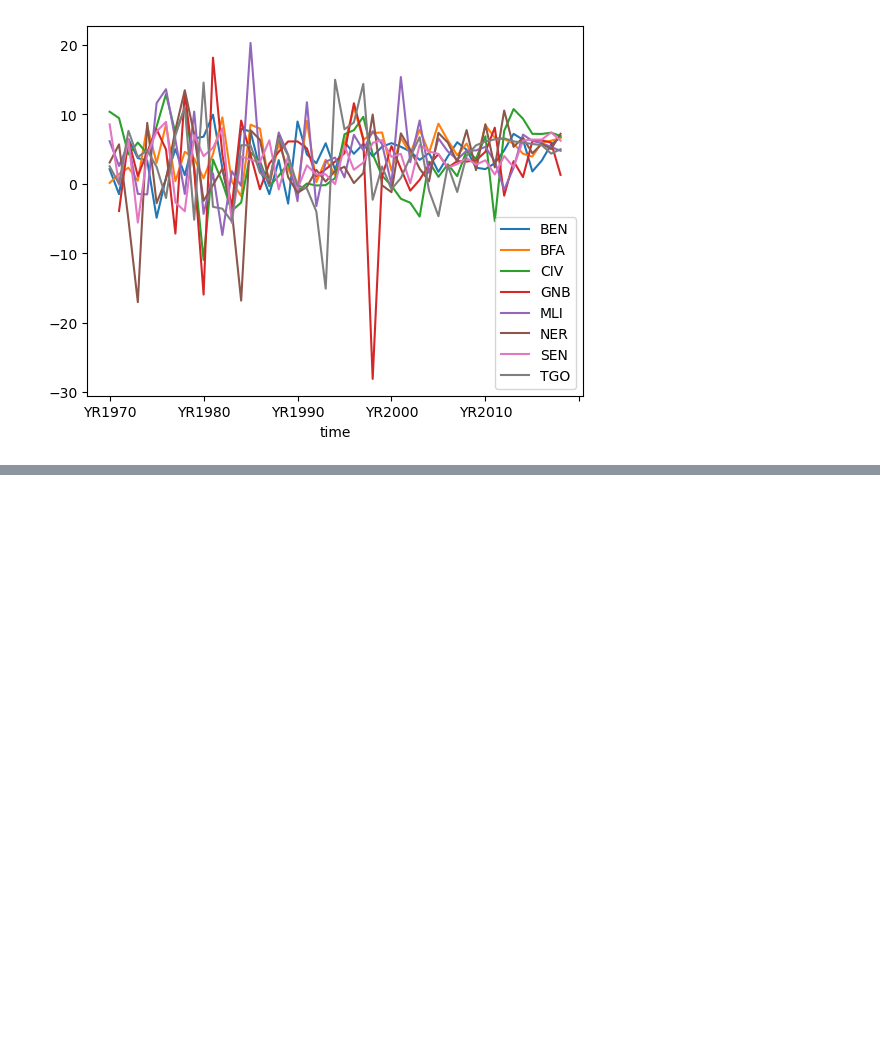
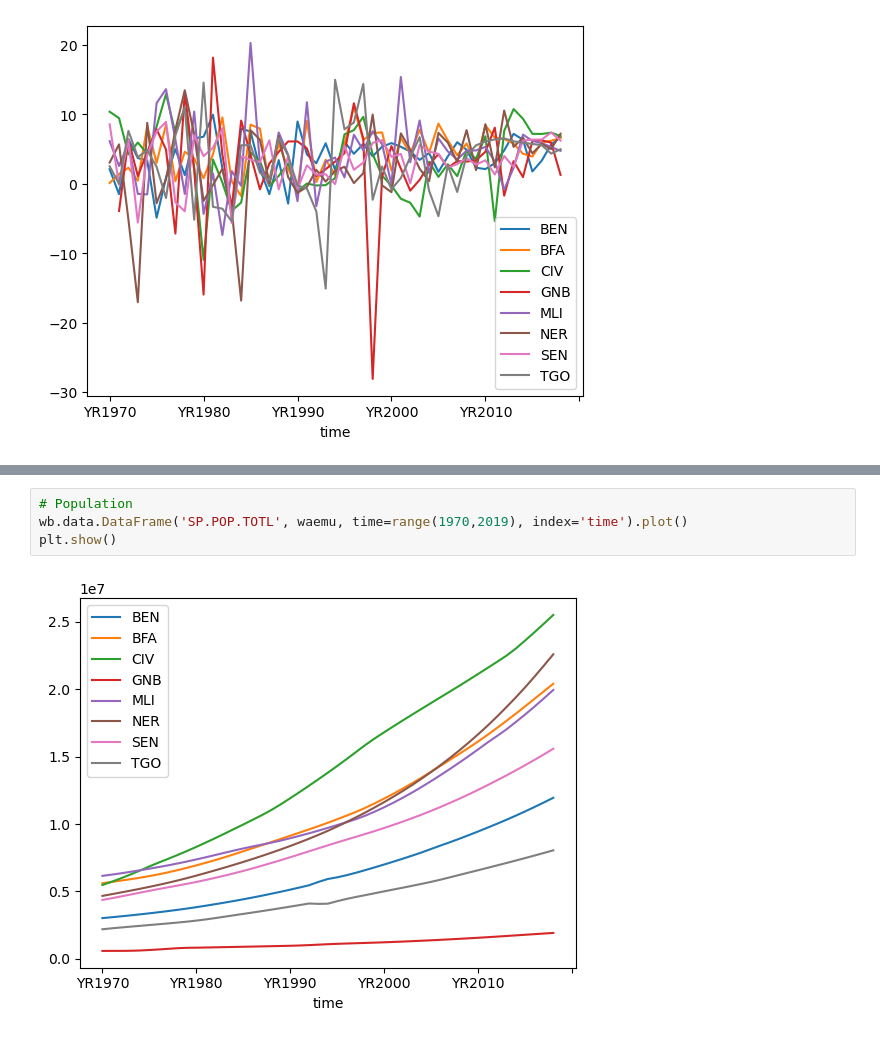
Before and after one commit to RichardAyizou/AfCFTA-impact, a Jupyter notebook: pib.ipynb, the cells around one changed output, grey strips where cells are left out. Saved outputs shown, nothing was run; the diff lists cells and outputs as text; blank space fills up the shorter version.

```diff
--- a/memoire/pib.ipynb
+++ b/pib.ipynb
@@ -38,0 +45,6 @@ plt.show()
+# %%
+# Population
+wb.data.DataFrame('SP.POP.TOTL', waemu, time=range(1970,2019), index='time').plot()
+plt.show()
+# %% [output]
+[figure, added]
```
Also changed, not shown: parts of 1 cell of this notebook.
